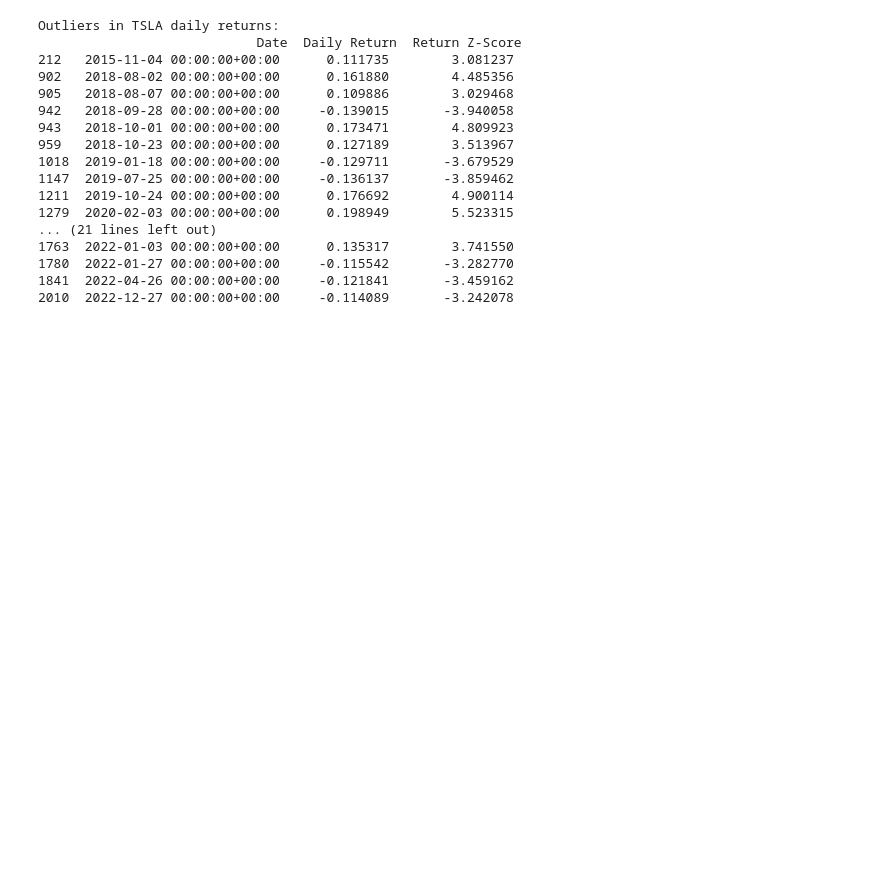
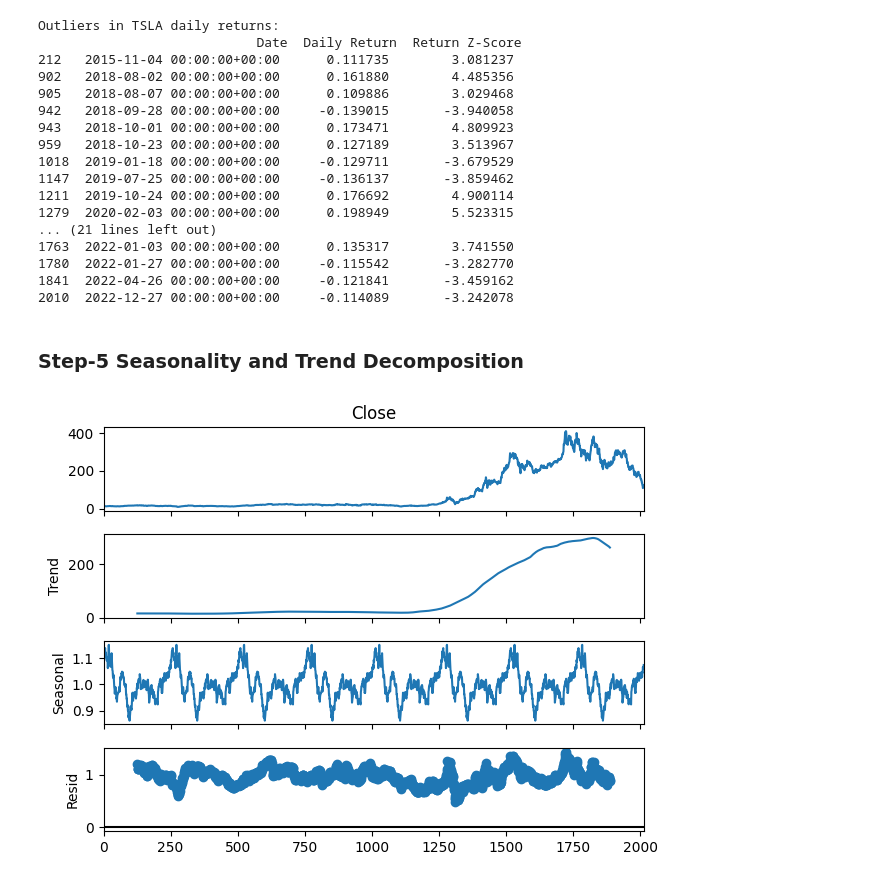
Before and after one commit to Birkity/PortfolioPredictor, a Jupyter notebook: notebooks/task_1.ipynb, the cells around one changed output. Cells and saved outputs as stored; diff of their text form; code cells hidden in the pictures; blank space fills up the shorter version.

Commit message:
Decompose TSLA time series into trend, seasonality, and residuals

```diff
--- a/notebooks/task_1.ipynb
+++ b/notebooks/task_1.ipynb
@@ -211,3 +211,13 @@ Outliers in TSLA daily returns:
 1780  2022-01-27 00:00:00+00:00     -0.115542       -3.282770
 1841  2022-04-26 00:00:00+00:00     -0.121841       -3.459162
 2010  2022-12-27 00:00:00+00:00     -0.114089       -3.242078
+# %% [markdown]
+### Step-5 Seasonality and Trend Decomposition
+# %%
+from statsmodels.tsa.seasonal import seasonal_decompose
+
+TSLA_decomp = seasonal_decompose(TSLA_handler['Close'], model='multiplicative', period=252)
+TSLA_decomp.plot()
+plt.show()
+# %% [output]
+[figure, added]
```
